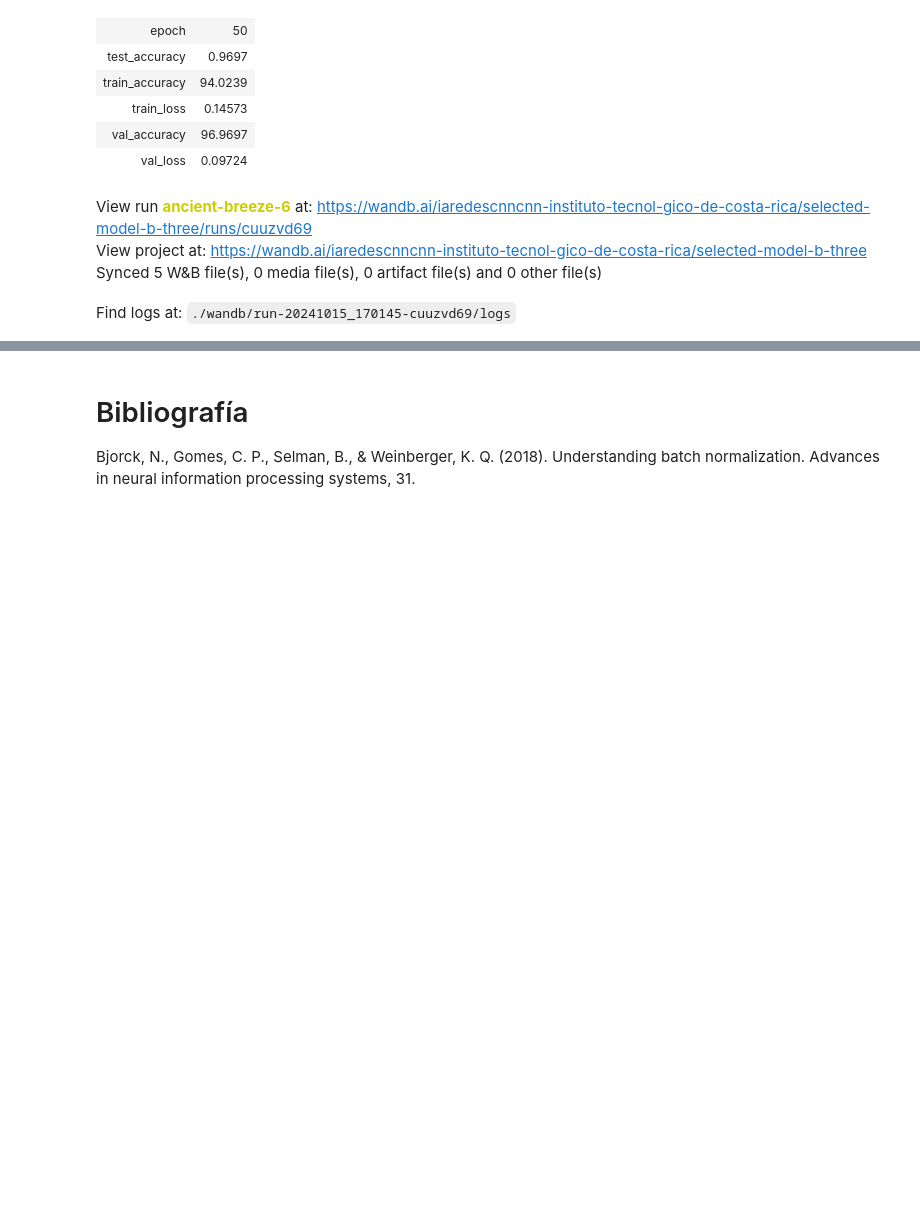
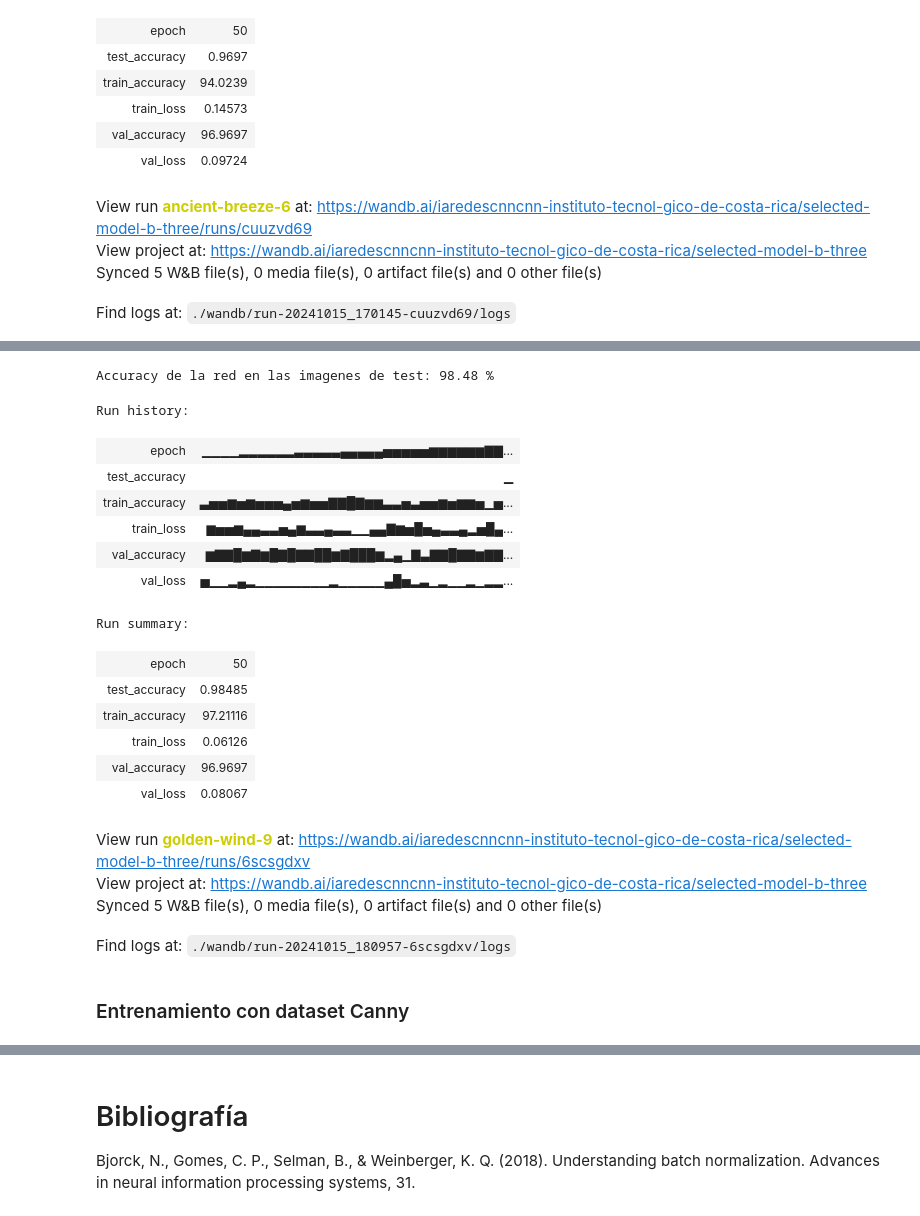
Before and after one commit to RichLeonC/IA-RedesConvolucionales, a Jupyter notebook: ModeloB.ipynb, the cells around one changed output, grey strips where cells are left out. Cells and saved outputs as stored; diff of their text form; code cells hidden in the pictures; blank space fills up the shorter version.

Commit message:
Run with canny and bilateral

```diff
--- a/ModeloB.ipynb
+++ b/ModeloB.ipynb
@@ -724,7 +724,7 @@ True
 # %% [markdown]
 ### Cargar datos y transformaciones para entrenamiento con dataset crudo
 # %%
-train_raw_data_transforms = transforms.Compose([
+train_transforms = transforms.Compose([
     transforms.Resize((128, 128)),  # Redimensionar a 128x128
     transforms.Grayscale(num_output_channels=1),  # Convertir a escala de grises
     transforms.ToTensor(),  # Convertir a tensor
@@ -734,7 +734,7 @@ train_raw_data_transforms = transforms.Compose([
     transforms.Normalize(mean=[0.5], std=[0.5])  # Normalización
 ])
 
-test_raw_data_transforms = transforms.Compose([
+test_transforms = transforms.Compose([
     transforms.Resize((128, 128)),  # Redimensionar a 128x128
     transforms.Grayscale(num_output_channels=1),  # Convertir a escala de grises
     transforms.ToTensor(),  # Convertir a tensor
@@ -745,8 +745,8 @@ test_raw_data_transforms = transforms.Compose([
 train_raw_dir = './drive/MyDrive/Covid19-dataset/train'
 test_raw_dir = './drive/MyDrive/Covid19-dataset/test'
 
-train_raw_dataset = datasets.ImageFolder(root=train_raw_dir, transform=train_raw_data_transforms)
-test_raw_dataset = datasets.ImageFolder(root=test_raw_dir, transform=test_raw_data_transforms)
+train_raw_dataset = datasets.ImageFolder(root=train_raw_dir, transform=train_transforms)
+test_raw_dataset = datasets.ImageFolder(root=test_raw_dir, transform=test_transforms)
 
 # Definir DataLoader para el conjunto de entrenamiento con el subconjunto de datos
 train_raw_loader = DataLoader(train_raw_dataset, batch_size=32, shuffle=True)
@@ -910,0 +915,23 @@ Find logs at: ./wandb/run-20241015_170145-cuuzvd69/logs
+# %%
+train_bilateral_dir = './drive/MyDrive/Covid19-dataset-bilateral/train'
+test_bilateral_dir = './drive/MyDrive/Covid19-dataset-bilateral/test'
+
+train_bilateral_dataset = datasets.ImageFolder(root=train_bilateral_dir, transform=train_transforms)
+test_bilateral_dataset = datasets.ImageFolder(root=test_bilateral_dir, transform=test_transforms)
+
+# Definir DataLoader para el conjunto de entrenamiento con el subconjunto de datos
+train_bilateral_loader = DataLoader(train_bilateral_dataset, batch_size=32, shuffle=True)
+
+# También puedes crear un DataLoader para el conjunto de prueba completo
+test_bilateral_loader = DataLoader(test_bilateral_dataset, batch_size=32, shuffle=False)
+
+wandb.init(project="selected-model-b-three")
+wandb.config = {
+    "learning_rate": 0.001,
+    "epochs": 50,
+    "batch_size": 32,
+    "optimizer": "Adam"
+}
+
+wandb.watch(model, log="all", log_freq=10)
+train_model(model, train_bilateral_loader, test_bilateral_loader, criterion, optimizer,save_model="best_val_bilateral.pth", epochs=50)
@@ -910,0 +961,25 @@ Find logs at: ./wandb/run-20241015_170145-cuuzvd69/logs
+# %%
+testing_model(model, test_bilateral_loader, "best_val_bilateral.pth")
+wandb.finish()
+# %% [output]
+Accuracy de la red en las imagenes de test: 98.48 %
+Run history:
+| epoch | ▁▁▁▁▂▂▂▂▂▂▃▃▃▃▃▄▄▄▄▄▅▅▅▅▅▆▆▆▆▆▆▇▇... |
+| test_accuracy | ▁ |
+| train_accuracy | ▃▅▅▆▅▆▅▅▅▄▅▆▅▅▇▇█▇▆▆▃▃▅▃▅▅▆▅▆▆▅▁▅... |
+| train_loss | ▆▅▅▆▄▄▃▃▅▄▆▃▃▄▃▃▁▁▄▄▇▆▅█▅▄▃▃▄▂▅█▄... |
+| val_accuracy | ▆▇▇█▆▇▆█▇█▇▇██▆▇███▆▂▄▁▇▃▇▇█▇▇▆▇▇... |
+| val_loss | ▅▁▁▂▄▂▁▁▁▁▁▁▁▁▂▁▁▁▁▁▄█▅▂▃▁▂▁▁▂▁▂▂... |
+Run summary:
+| epoch | 50 |
+| test_accuracy | 0.98485 |
+| train_accuracy | 97.21116 |
+| train_loss | 0.06126 |
+| val_accuracy | 96.9697 |
+| val_loss | 0.08067 |
+View run golden-wind-9 at: https://wandb.ai/iaredescnncnn-instituto-tecnol-gico-de-costa-rica/selected-model-b-three/runs/6scsgdxv
+View project at: https://wandb.ai/iaredescnncnn-instituto-tecnol-gico-de-costa-rica/selected-model-b-three
+Synced 5 W&B file(s), 0 media file(s), 0 artifact file(s) and 0 other file(s)
+Find logs at: ./wandb/run-20241015_180957-6scsgdxv/logs
+# %% [markdown]
+### Entrenamiento con dataset Canny
```
Also changed, not shown: parts of 6 cells of this notebook.
